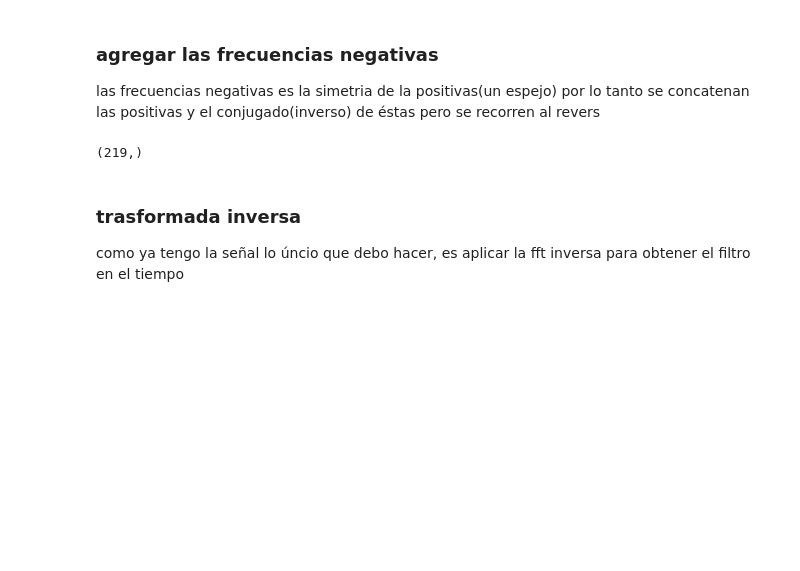
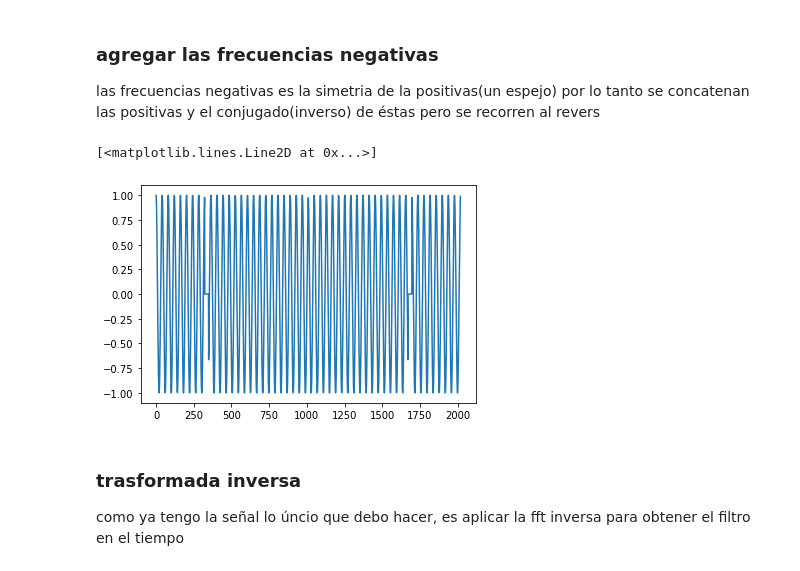
Before and after one commit to jeremias-ramirez/pds, a Jupyter notebook: practicas/filtros/ejer3.ipynb, the cells around one changed output. Cells and saved outputs as stored; diff of their text form; code cells hidden in the pictures; blank space fills up the shorter version.

```diff
--- a/practicas/filtros/ejer3.ipynb
+++ b/practicas/filtros/ejer3.ipynb
@@ -48,9 +50,10 @@ las frecuencias negativas es la simetria de la positivas(un espejo) por lo tanto
 # %%
 RN = np.flip(R[1::]).conjugate() # no se tiene en cuenta la frecuncia 0 xq ya está en las positivas
 R = np.concatenate((R, RN) )
-R.shape
+plt.plot(R)
 # %% [output]
-(219,)
+[<matplotlib.lines.Line2D at 0x...>]
+[figure, added]
 # %% [markdown]
 ### trasformada inversa
 como ya tengo la señal lo úncio que debo hacer, es aplicar la fft inversa para obtener el filtro en el tiempo
```
Also changed, not shown: parts of 9 cells of this notebook.
